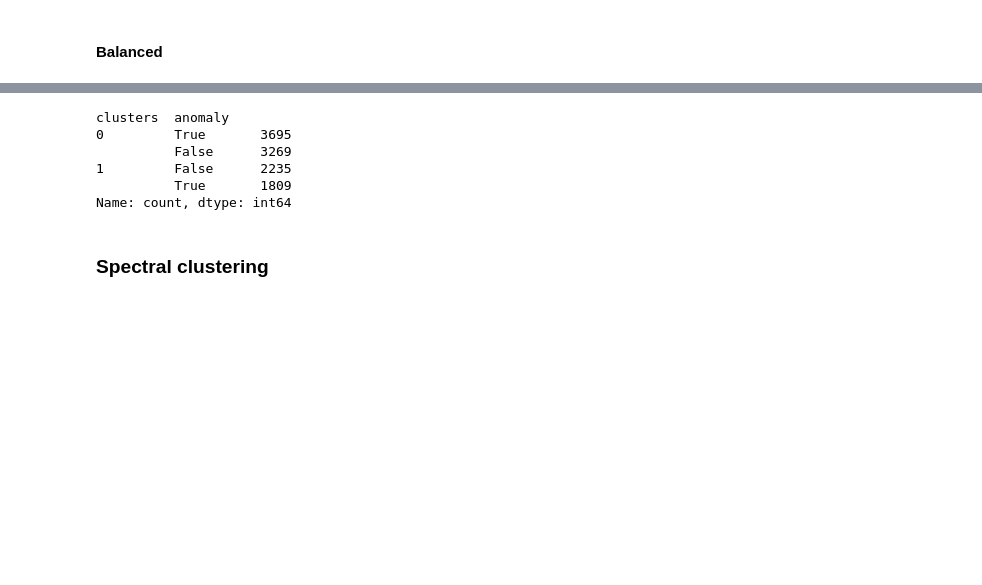
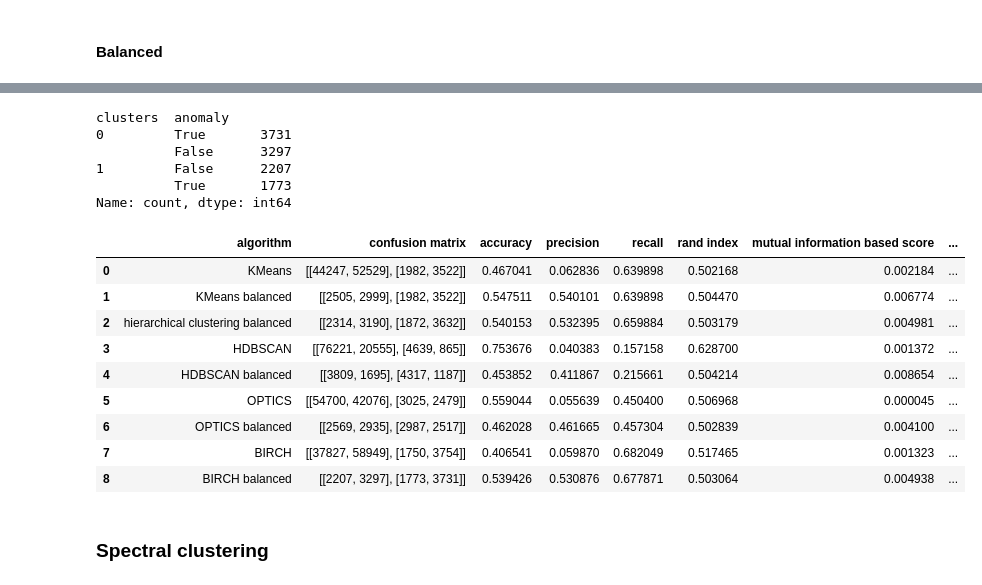
Before and after one commit to Bowei-Gao/MasterGraduationProject, a Jupyter notebook: olist_orders_dataset_unsupervised.ipynb, the cells around one changed output, grey strips where cells are left out. Cells and saved outputs as stored; diff of their text form; code cells hidden in the pictures; blank space fills up the shorter version.

```diff
--- a/olist_orders_dataset_unsupervised.ipynb
+++ b/olist_orders_dataset_unsupervised.ipynb
@@ -421,14 +432,11 @@ array([1, 0, 1, ..., 0, 1, 0])
 # %%
 brc_labels_df_balanced = pd.DataFrame(brc_balanced.labels_, columns=['clusters'])
 brc_labels_df_balanced = pd.concat([brc_labels_df_balanced, y_balanced], axis=1)
-print(brc_labels_df_balanced.value_counts())
-
-y_predict_balanced = brc_labels_df_balanced['clusters'].map({1: False, 0: True})
-add_performance('BIRCH balanced', y_balanced, y_predict_balanced)
+brc_labels_df_balanced.value_counts()
 # %% [output]
 clusters  anomaly
-0         True       3695
-          False      3269
-1         False      2235
-          True       1809
+0         True       3731
+          False      3297
+1         False      2207
+          True       1773
 Name: count, dtype: int64
@@ -435,3 +446,16 @@ Name: count, dtype: int64
+# %%
+table_of_performance
+# %% [output]
+|  | algorithm | confusion matrix | accuracy | precision | recall | rand index | mutual information based score | ... |
+| 0 | KMeans | [[44247, 52529], [1982, 3522]] | 0.467041 | 0.062836 | 0.639898 | 0.502168 | 0.002184 | ... |
+| 1 | KMeans balanced | [[2505, 2999], [1982, 3522]] | 0.547511 | 0.540101 | 0.639898 | 0.504470 | 0.006774 | ... |
+| 2 | hierarchical clustering balanced | [[2314, 3190], [1872, 3632]] | 0.540153 | 0.532395 | 0.659884 | 0.503179 | 0.004981 | ... |
+| 3 | HDBSCAN | [[76221, 20555], [4639, 865]] | 0.753676 | 0.040383 | 0.157158 | 0.628700 | 0.001372 | ... |
+| 4 | HDBSCAN balanced | [[3809, 1695], [4317, 1187]] | 0.453852 | 0.411867 | 0.215661 | 0.504214 | 0.008654 | ... |
+| 5 | OPTICS | [[54700, 42076], [3025, 2479]] | 0.559044 | 0.055639 | 0.450400 | 0.506968 | 0.000045 | ... |
+| 6 | OPTICS balanced | [[2569, 2935], [2987, 2517]] | 0.462028 | 0.461665 | 0.457304 | 0.502839 | 0.004100 | ... |
+| 7 | BIRCH | [[37827, 58949], [1750, 3754]] | 0.406541 | 0.059870 | 0.682049 | 0.517465 | 0.001323 | ... |
+| 8 | BIRCH balanced | [[2207, 3297], [1773, 3731]] | 0.539426 | 0.530876 | 0.677871 | 0.503064 | 0.004938 | ... |
 # %% [markdown]
 ### Spectral clustering
 # %% [markdown]
```
Also changed, not shown: parts of 20 cells of this notebook, 4 other files.
